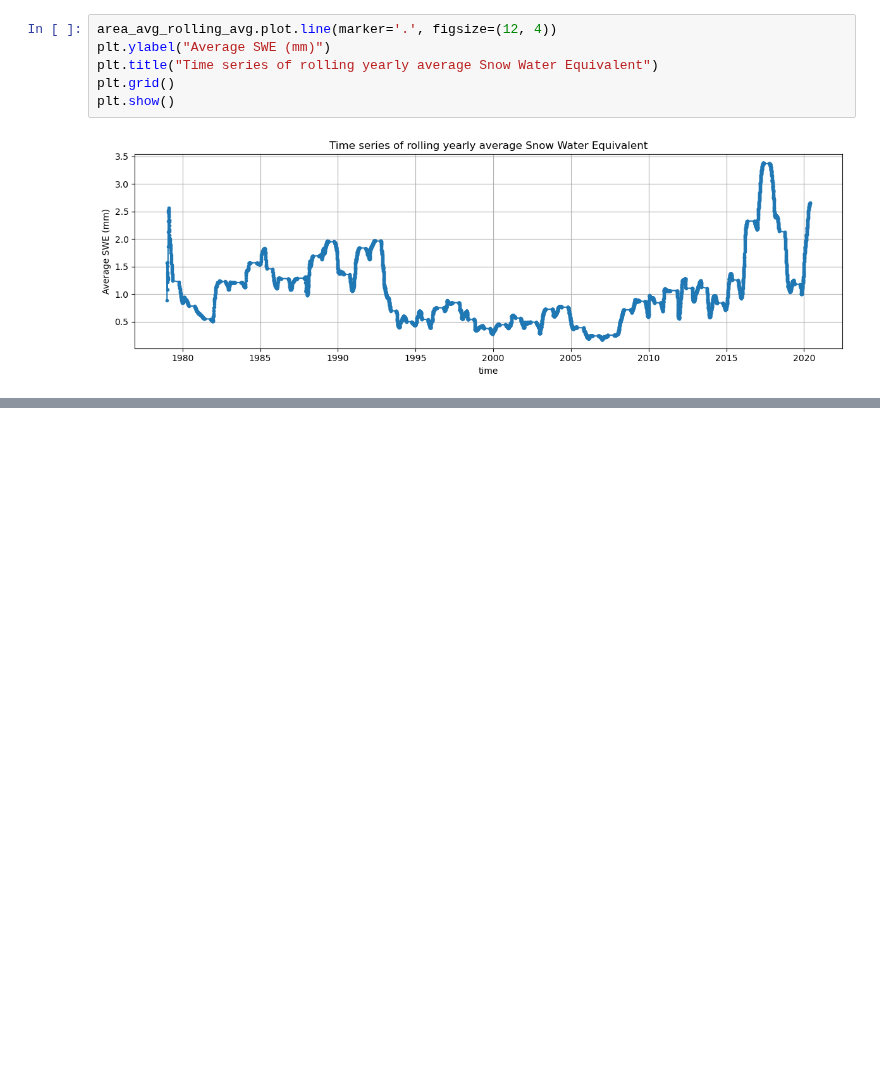
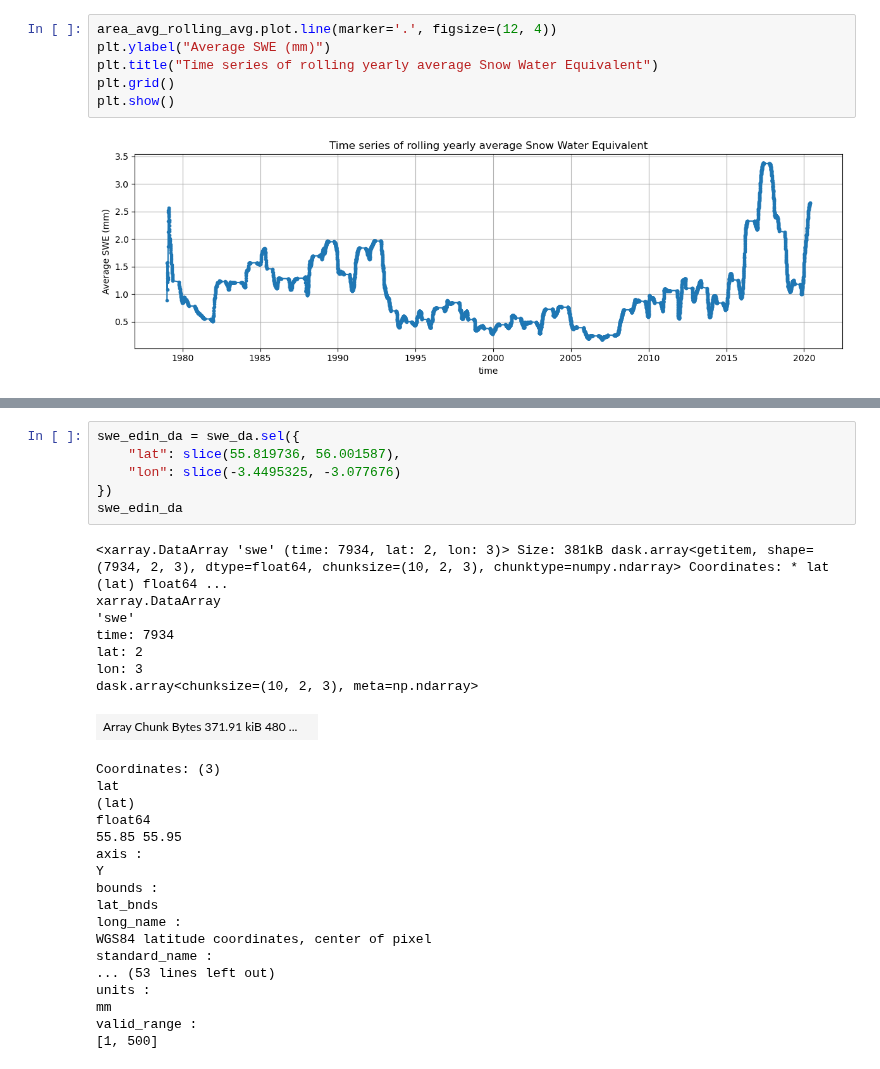
Before and after one commit to mikemoraned/geo, a Jupyter notebook: spikes/satellite/esa-python-conda/snow.ipynb, the cells around one changed output, grey strips where cells are left out. Cells and saved outputs as stored; diff of their text form; blank space fills up the shorter version.

```diff
--- a/spikes/satellite/esa-python-conda/snow.ipynb
+++ b/spikes/satellite/esa-python-conda/snow.ipynb
@@ -490,0 +557,32 @@ plt.show()
+# %%
+swe_edin_da = swe_da.sel({
+    "lat": slice(55.819736, 56.001587),
+    "lon": slice(-3.4495325, -3.077676)
+})
+swe_edin_da
+# %% [output]
+<xarray.DataArray 'swe' (time: 7934, lat: 2, lon: 3)> Size: 381kB dask.array<getitem, shape=(7934, 2, 3), dtype=float64, chunksize=(10, 2, 3), chunktype=numpy.ndarray> Coordinates: * lat (lat) float64 ...
+xarray.DataArray
+'swe'
+time: 7934
+lat: 2
+lon: 3
+dask.array<chunksize=(10, 2, 3), meta=np.ndarray>
+| Array Chunk Bytes 371.91 kiB 480 ... |  |
+Coordinates: (3)
+lat
+(lat)
+float64
+55.85 55.95
+axis :
+Y
+bounds :
+lat_bnds
+long_name :
+WGS84 latitude coordinates, center of pixel
+standard_name :
+... (53 lines left out)
+units :
+mm
+valid_range :
+[1, 500]
```
Also changed, not shown: parts of 10 cells of this notebook.
